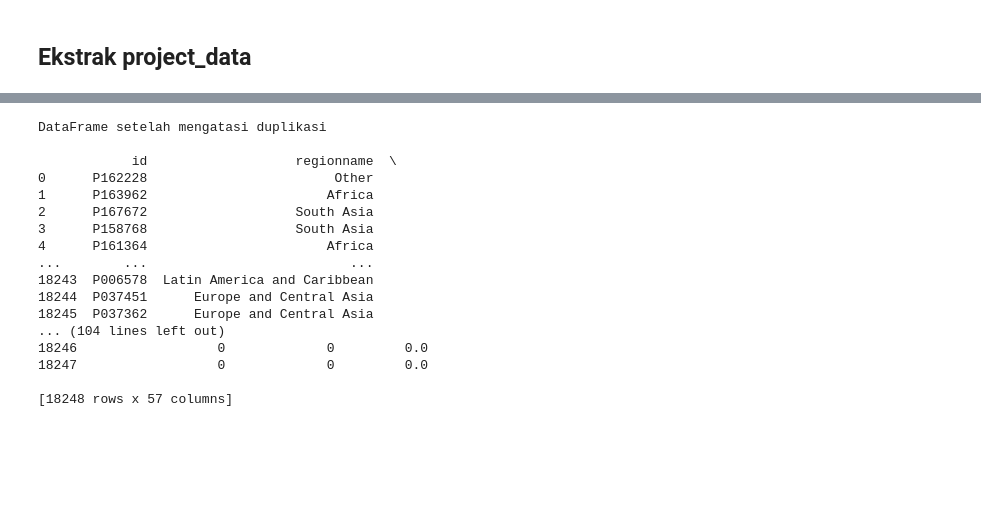
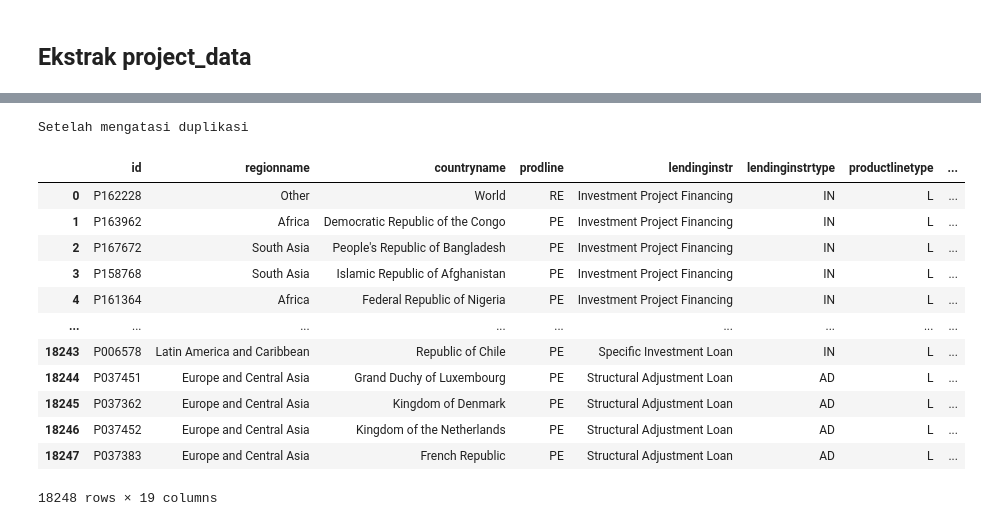
Before and after one commit to abdannsykr/DE_Mini-Project, a Jupyter notebook: ekstrack.ipynb, the cells around one changed output, grey strips where cells are left out. Cells and saved outputs as stored; diff of their text form; code cells hidden in the pictures; blank space fills up the shorter version.

```diff
--- a/ekstrack.ipynb
+++ b/ekstrack.ipynb
@@ -836,0 +835,12 @@ project
+# %%
+columns_drop = ['projectdoc ', 'majorsector_percent ', 'sector1', 'sector2',
+                'sector3', 'sector4', 'sector5', 'sector', 'mjsector1',
+                'mjsector2', 'mjsector3', 'mjsector4', 'mjsector5',
+                'mjsector', 'theme1', 'theme2', 'theme3', 'theme4',
+                'theme5', 'theme ', 'goal', 'financier', 'mjtheme1name',
+                'mjtheme2name', 'mjtheme3name', 'mjtheme4name',
+                'mjtheme5name', 'location', 'GeoLocID', 'GeoLocName',
+                'Latitude', 'Longitude', 'Country', 'envassesmentcategorycode',
+                'supplementprojectflg', 'borrower', 'impagency', 'Unnamed: 56']
+
+project.drop(columns=columns_drop, axis=1, inplace=True)
@@ -884,23 +935,20 @@ Mengecek data yang hilang
 # %%
 project_duplicate = project_missing.drop_duplicates()
 
-print('DataFrame setelah mengatasi duplikasi\n')
-print(project_duplicate)
+print('Setelah mengatasi duplikasi\n')
+project_duplicate
 # %% [output]
-DataFrame setelah mengatasi duplikasi
-
-            id                   regionname  \
-0      P162228                        Other
-1      P163962                       Africa
-2      P167672                   South Asia
-3      P158768                   South Asia
-4      P161364                       Africa
-...        ...                          ...
-18243  P006578  Latin America and Caribbean
-18244  P037451      Europe and Central Asia
-18245  P037362      Europe and Central Asia
-... (104 lines left out)
-18246                  0             0         0.0
-18247                  0             0         0.0
-
-[18248 rows x 57 columns]
+Setelah mengatasi duplikasi
+|  | id | regionname | countryname | prodline | lendinginstr | lendinginstrtype | productlinetype | ... |
+| 0 | P162228 | Other | World | RE | Investment Project Financing | IN | L | ... |
+| 1 | P163962 | Africa | Democratic Republic of the Congo | PE | Investment Project Financing | IN | L | ... |
+| 2 | P167672 | South Asia | People's Republic of Bangladesh | PE | Investment Project Financing | IN | L | ... |
+| 3 | P158768 | South Asia | Islamic Republic of Afghanistan | PE | Investment Project Financing | IN | L | ... |
+| 4 | P161364 | Africa | Federal Republic of Nigeria | PE | Investment Project Financing | IN | L | ... |
+| ... | ... | ... | ... | ... | ... | ... | ... | ... |
+| 18243 | P006578 | Latin America and Caribbean | Republic of Chile | PE | Specific Investment Loan | IN | L | ... |
+| 18244 | P037451 | Europe and Central Asia | Grand Duchy of Luxembourg | PE | Structural Adjustment Loan | AD | L | ... |
+| 18245 | P037362 | Europe and Central Asia | Kingdom of Denmark | PE | Structural Adjustment Loan | AD | L | ... |
+| 18246 | P037452 | Europe and Central Asia | Kingdom of the Netherlands | PE | Structural Adjustment Loan | AD | L | ... |
+| 18247 | P037383 | Europe and Central Asia | French Republic | PE | Structural Adjustment Loan | AD | L | ... |
+18248 rows × 19 columns
```
Also changed, not shown: parts of 22 cells of this notebook, 4 other files.
